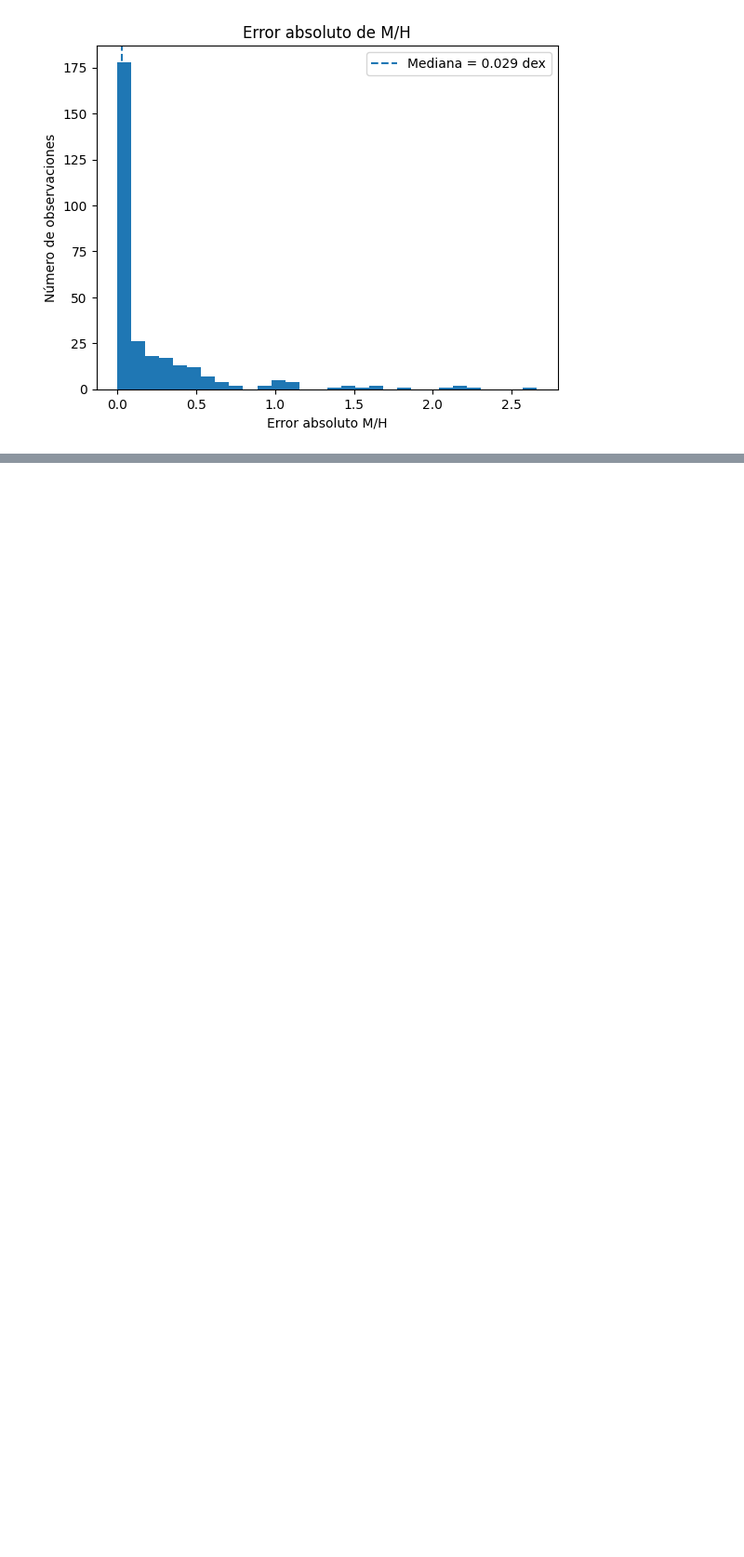
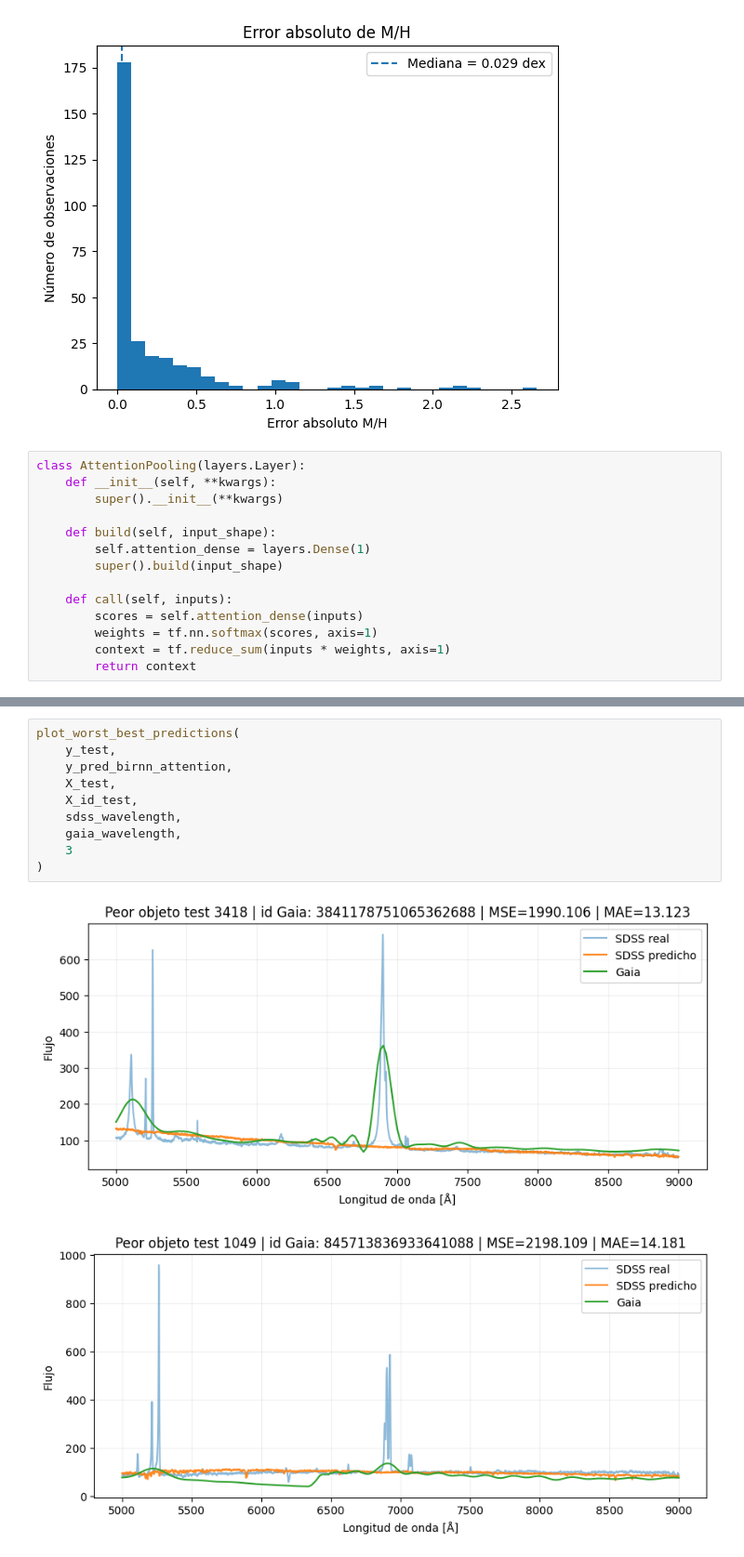
Before and after one commit to javier-cacho-master-ai/trabajo-fin-master, a Jupyter notebook: solution/models/model-training-RNN.ipynb, the cells around one changed output, grey strips where cells are left out. Shown at 93% size. Cells and saved outputs as stored; diff of their text form; blank space fills up the shorter version.

```diff
--- a/solution/models/model-training-RNN.ipynb
+++ b/solution/models/model-training-RNN.ipynb
@@ -659,3 +659,17 @@ error_df_rnn = analyze_ispec_errors(results_df_rnn)
 [figure]
 [figure]
 [figure]
+# %%
+class AttentionPooling(layers.Layer):
+    def __init__(self, **kwargs):
+        super().__init__(**kwargs)
+
+    def build(self, input_shape):
+        self.attention_dense = layers.Dense(1)
+        super().build(input_shape)
+
+    def call(self, inputs):
+        scores = self.attention_dense(inputs)
+        weights = tf.nn.softmax(scores, axis=1)
+        context = tf.reduce_sum(inputs * weights, axis=1)
+        return context
@@ -661,0 +828,13 @@ error_df_rnn = analyze_ispec_errors(results_df_rnn)
+# %%
+plot_worst_best_predictions(
+    y_test,
+    y_pred_birnn_attention,
+    X_test,
+    X_id_test,
+    sdss_wavelength,
+    gaia_wavelength,
+    3
+)
+# %% [output]
+[figure, added]
+[figure, added]
```
Also changed, not shown: parts of 15 cells of this notebook, 2 other files.
